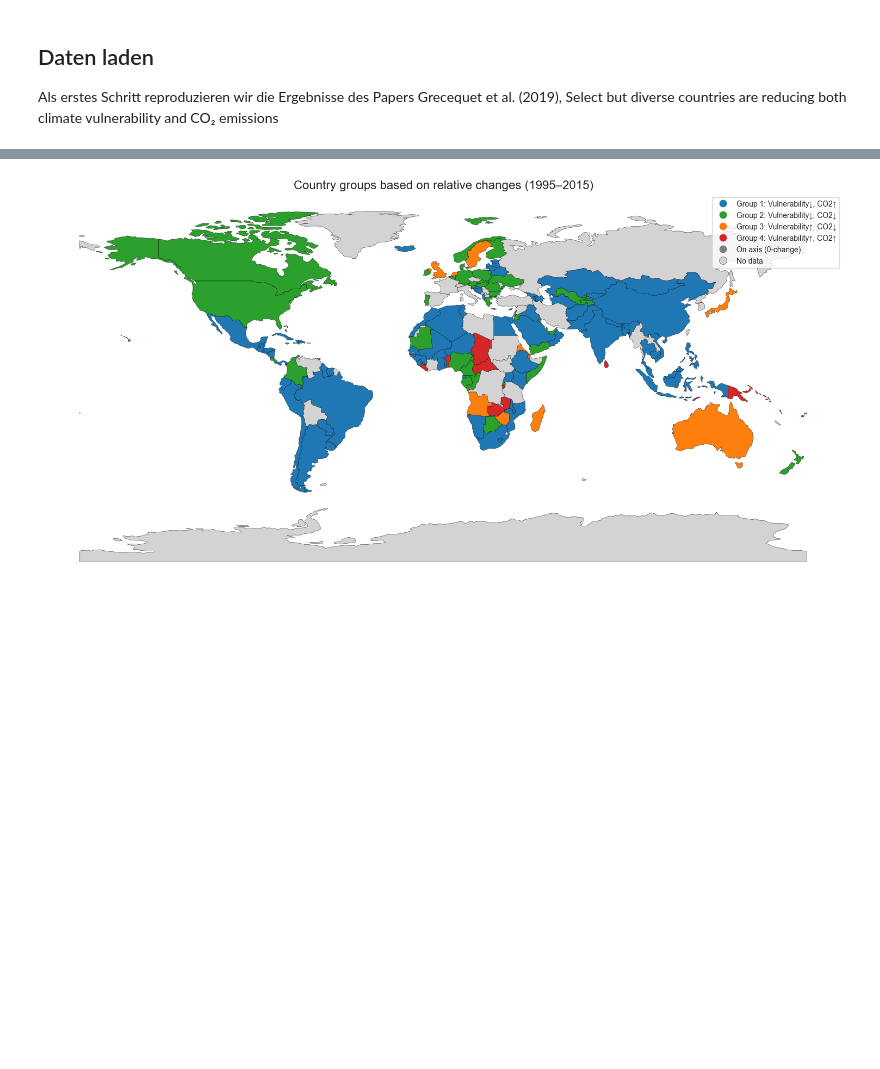
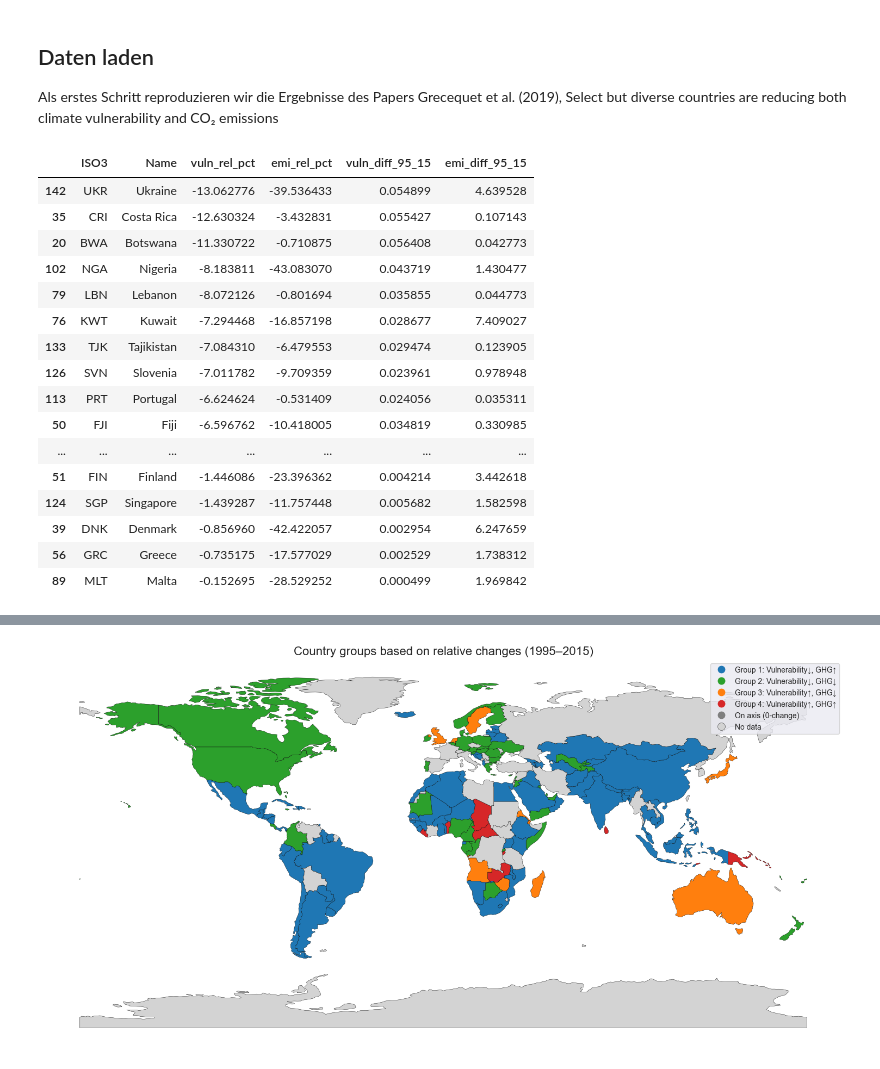
Before and after one commit to damiansze/Climate-Justice, a Jupyter notebook: 04_Case_study_Paper3.ipynb, the cells around one changed output, grey strips where cells are left out. Drawn from its saved outputs; the diff is of its cells as text; code cells hidden in the pictures; blank space fills up the shorter version.

Commit message:
Verbessung Plots

```diff
--- a/04_Case_study_Paper3.ipynb
+++ b/04_Case_study_Paper3.ipynb
@@ -9,15 +10,20 @@ import geopandas as gpd
 Als erstes Schritt reproduzieren wir die Ergebnisse des Papers Grecequet et al. (2019), Select but diverse countries are reducing both climate vulnerability and CO₂ emissions
 # %%
 vuln = pd.read_csv("data/vulnerability.csv")
-edgar = pd.read_csv("data/EDGAR_GHG_per_capita.csv").rename(columns={"EDGAR Country Code": "ISO3", "Country": "Name"})
+edgar = pd.read_csv("data/EDGAR_GHG_per_capita.csv").rename(
+    columns={"EDGAR Country Code": "ISO3", "Country": "Name"}
+)
+
 START, END = 1995, 2015
 
+# --------------------------------------------------
+# Relative Veränderung
+# --------------------------------------------------
 def relative_change(df, start, end):
     out = df[["ISO3", "Name", str(start), str(end)]].copy()
     out["rel_change"] = (out[str(end)] - out[str(start)]) / out[str(start)] * 100
     return out[["ISO3", "Name", "rel_change"]]
 
-# Relative Änderungen
 v_rel = relative_change(vuln, START, END).rename(
     columns={"rel_change": "vuln_rel_pct"}
 )
@@ -25,49 +31,109 @@ e_rel = relative_change(edgar, START, END).rename(
     columns={"rel_change": "emi_rel_pct"}
 )
 
-# Merge
+# --------------------------------------------------
+# Merge für Gruppierung & Plot
+# --------------------------------------------------
 df = v_rel.merge(e_rel, on=["ISO3", "Name"], how="inner").dropna()
 
-# Gruppen wie im Paper (Quadranten)
+# --------------------------------------------------
+# Gruppenzuweisung (Quadranten)
+# --------------------------------------------------
 def assign_group(vuln_x, emi_y):
     if vuln_x < 0 and emi_y > 0:
-        return "Group 1: Vulnerability↓, CO2↑"
+        return "Group 1: Vulnerability↓, GHG↑"
     if vuln_x < 0 and emi_y < 0:
-        return "Group 2: Vulnerability↓, CO2↓"
+        return "Group 2: Vulnerability↓, GHG↓"
     if vuln_x > 0 and emi_y < 0:
-        return "Group 3: Vulnerability↑, CO2↓"
+        return "Group 3: Vulnerability↑, GHG↓"
     if vuln_x > 0 and emi_y > 0:
-        return "Group 4: Vulnerability↑, CO2↑"
+        return "Group 4: Vulnerability↑, GHG↑"
     return "On axis (0-change)"
 
-df["group"] = [assign_group(x, y) for x, y in zip(df["vuln_rel_pct"], df["emi_rel_pct"])]
+df["group"] = [
+    assign_group(x, y)
+    for x, y in zip(df["vuln_rel_pct"], df["emi_rel_pct"])
+]
 
-# Interaktiver Plot
+# --------------------------------------------------
+# Scatterplot (wie im Paper)
+# --------------------------------------------------
 fig = px.scatter(
     df,
     x="vuln_rel_pct",
     y="emi_rel_pct",
     color="group",
     hover_name="Name",
     hover_data={
         "ISO3": True,
         "group": True,
         "emi_rel_pct": ":.2f",
         "vuln_rel_pct": ":.2f",
     },
     labels={
         "vuln_rel_pct": "Relative change in climate vulnerability (%) (1995–2015)",
-        "emi_rel_pct": "Relative change in CO2 emissions per capita (%) (1995–2015)",
+        "emi_rel_pct": "Relative change in GHG emissions per capita (%) (1995–2015)",
         "group": "Group"
     },
-    title="Relative change (%) in climate vulnerability and CO2 emissions (1995–2015)"
+    title="Relative change (%) in climate vulnerability and GHG emissions (1995–2015)"
 )
 
-# Null-Linien wie im Paper
 fig.add_vline(x=0)
 fig.add_hline(y=0)
+fig.show()
 
-# Optional: Achsenbereich etwas “paper-like” automatisch lassen (oder manuell setzen)
-fig.show()
+# ==================================================
+# >>> NEU: Absolute Veränderungen (1995 minus 2015)
+# ==================================================
+
+# Einzelwerte holen
+v_abs = vuln[["ISO3", "1995", "2015"]].rename(
+    columns={"1995": "vuln_1995", "2015": "vuln_2015"}
+)
+e_abs = edgar[["ISO3", "1995", "2015"]].rename(
+    columns={"1995": "emi_1995", "2015": "emi_2015"}
+)
+
+# In df mergen
+df = df.merge(v_abs, on="ISO3", how="left")
+df = df.merge(e_abs, on="ISO3", how="left")
+
+# Absolute Differenzen berechnen
+df["vuln_diff_95_15"] = df["vuln_1995"] - df["vuln_2015"]
+df["emi_diff_95_15"]  = df["emi_1995"]  - df["emi_2015"]
+
+# --------------------------------------------------
+# Ausgabe (Beispiel: Group 2)
+# --------------------------------------------------
+group2_95_15 = df[df["group"].str.startswith("Group 2")].copy()
+
+group2_95_15 = group2_95_15.sort_values("vuln_rel_pct")
+
+group2_95_15[[
+    "ISO3",
+    "Name",
+    "vuln_rel_pct",
+    "emi_rel_pct",
+    "vuln_diff_95_15",
+    "emi_diff_95_15"
+]]
+# %% [output]
+|  | ISO3 | Name | vuln_rel_pct | emi_rel_pct | vuln_diff_95_15 | emi_diff_95_15 |
+| 142 | UKR | Ukraine | -13.062776 | -39.536433 | 0.054899 | 4.639528 |
+| 35 | CRI | Costa Rica | -12.630324 | -3.432831 | 0.055427 | 0.107143 |
+| 20 | BWA | Botswana | -11.330722 | -0.710875 | 0.056408 | 0.042773 |
+| 102 | NGA | Nigeria | -8.183811 | -43.083070 | 0.043719 | 1.430477 |
+| 79 | LBN | Lebanon | -8.072126 | -0.801694 | 0.035855 | 0.044773 |
+| 76 | KWT | Kuwait | -7.294468 | -16.857198 | 0.028677 | 7.409027 |
+| 133 | TJK | Tajikistan | -7.084310 | -6.479553 | 0.029474 | 0.123905 |
+| 126 | SVN | Slovenia | -7.011782 | -9.709359 | 0.023961 | 0.978948 |
+| 113 | PRT | Portugal | -6.624624 | -0.531409 | 0.024056 | 0.035311 |
+| 50 | FJI | Fiji | -6.596762 | -10.418005 | 0.034819 | 0.330985 |
+| ... | ... | ... | ... | ... | ... | ... |
+| 51 | FIN | Finland | -1.446086 | -23.396362 | 0.004214 | 3.442618 |
+| 124 | SGP | Singapore | -1.439287 | -11.757448 | 0.005682 | 1.582598 |
+| 39 | DNK | Denmark | -0.856960 | -42.422057 | 0.002954 | 6.247659 |
+| 56 | GRC | Greece | -0.735175 | -17.577029 | 0.002529 | 1.738312 |
+| 89 | MLT | Malta | -0.152695 | -28.529252 | 0.000499 | 1.969842 |
 # %% [markdown]
 aut Plot haben wir die Länder identifiziert welche beides in Zeitraum von 1995 bis 2015 senken könnten. Wir geben eine Liste diesen Länder aus une werden nahand der Daten von 2015 bis 2023 untersuchen, ob die Länder auf Kurs geblieben sind.
```
Also changed, not shown: parts of 9 cells of this notebook.
